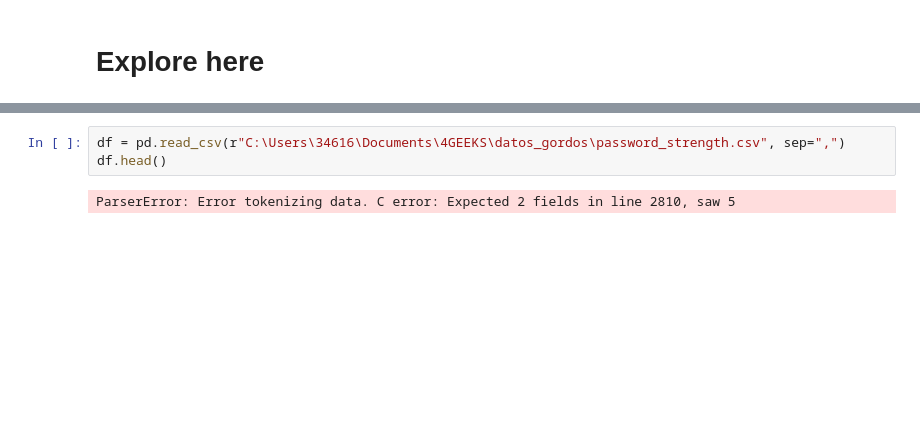
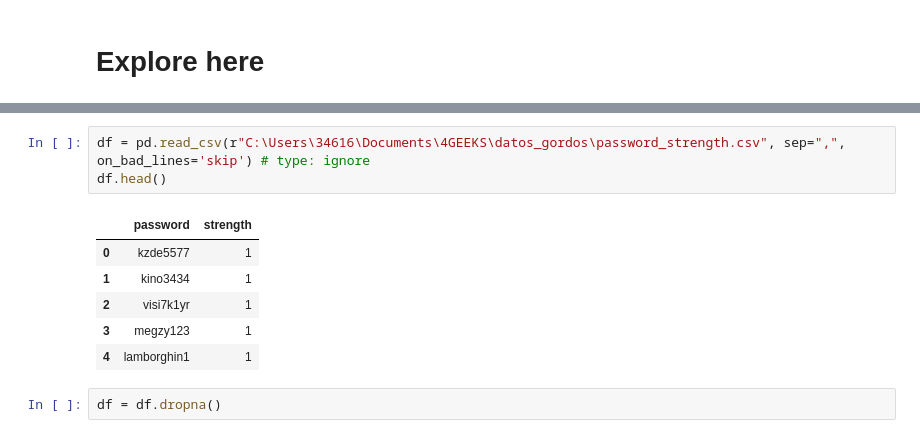
Before and after one commit to leandro-reguero/streamlit-project, a Jupyter notebook: src/explore.ipynb, the cells around one changed output, grey strips where cells are left out. Drawn from its saved outputs; the diff is of its cells as text; blank space fills up the shorter version.

```diff
--- a/src/explore.ipynb
+++ b/src/explore.ipynb
@@ -33,5 +34,12 @@ sys.executable
 # %%
-df = pd.read_csv(r"C:\Users\34616\Documents\4GEEKS\datos_gordos\password_strength.csv", sep=",")
+df = pd.read_csv(r"C:\Users\34616\Documents\4GEEKS\datos_gordos\password_strength.csv", sep=",", on_bad_lines='skip') # type: ignore
 df.head()
 # %% [output]
-ParserError: Error tokenizing data. C error: Expected 2 fields in line 2810, saw 5
+|  | password | strength |
+| 0 | kzde5577 | 1 |
+| 1 | kino3434 | 1 |
+| 2 | visi7k1yr | 1 |
+| 3 | megzy123 | 1 |
+| 4 | lamborghin1 | 1 |
+# %%
+df = df.dropna()
```
Also changed, not shown: parts of 20 cells of this notebook.
